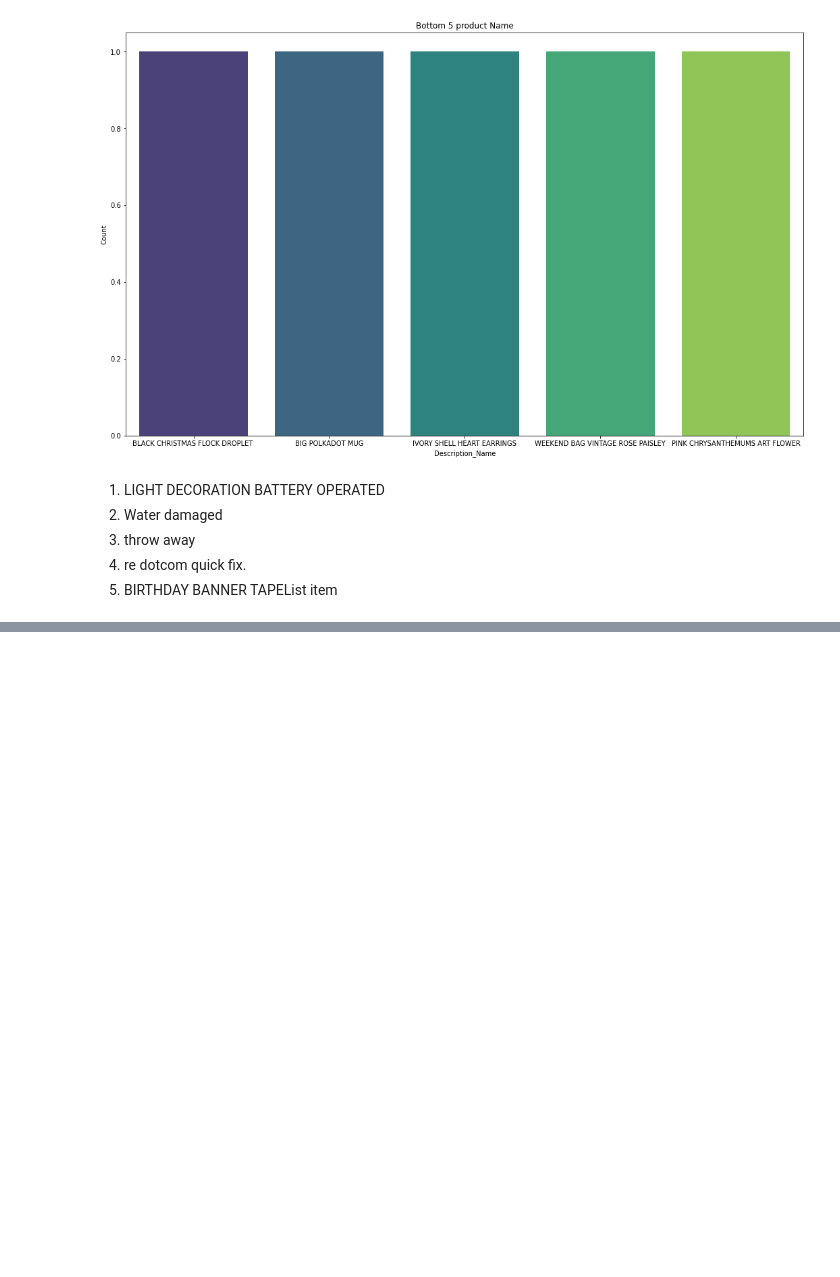
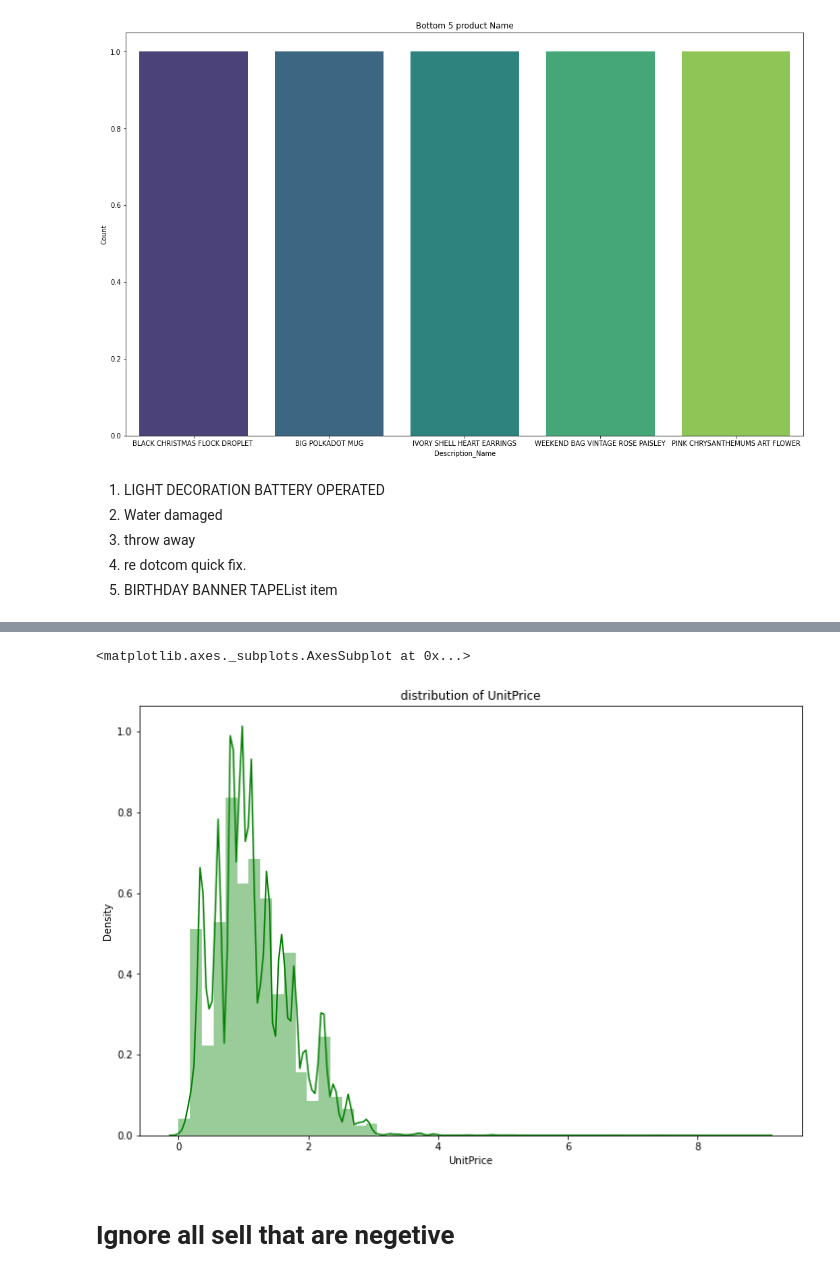
Before and after one commit to AtulChouhan0/Online-Retail-Customer-Segmentation, a Jupyter notebook: Online_Retail_Customer_Segmentation_Capstone_Project.ipynb, the cells around one changed output, grey strips where cells are left out. Drawn from its saved outputs; the diff is of its cells as text; code cells hidden in the pictures; blank space fills up the shorter version.

```diff
--- a/Online_Retail_Customer_Segmentation_Capstone_Project.ipynb
+++ b/Online_Retail_Customer_Segmentation_Capstone_Project.ipynb
@@ -257,0 +322,9 @@ sns.barplot(x='Description_Name',y='Count',data=Description_df[-5:], palette ="v
+# %%
+plt.figure(figsize=(12,8))
+plt.title('distribution of UnitPrice')
+sns.distplot(np.log1p(df['UnitPrice']),color="G")
+# %% [output]
+<matplotlib.axes._subplots.AxesSubplot at 0x...>
+[figure, added]
+# %% [markdown]
+# **Ignore all sell that are negetive**
```
Also changed, not shown: parts of 10 cells of this notebook.
